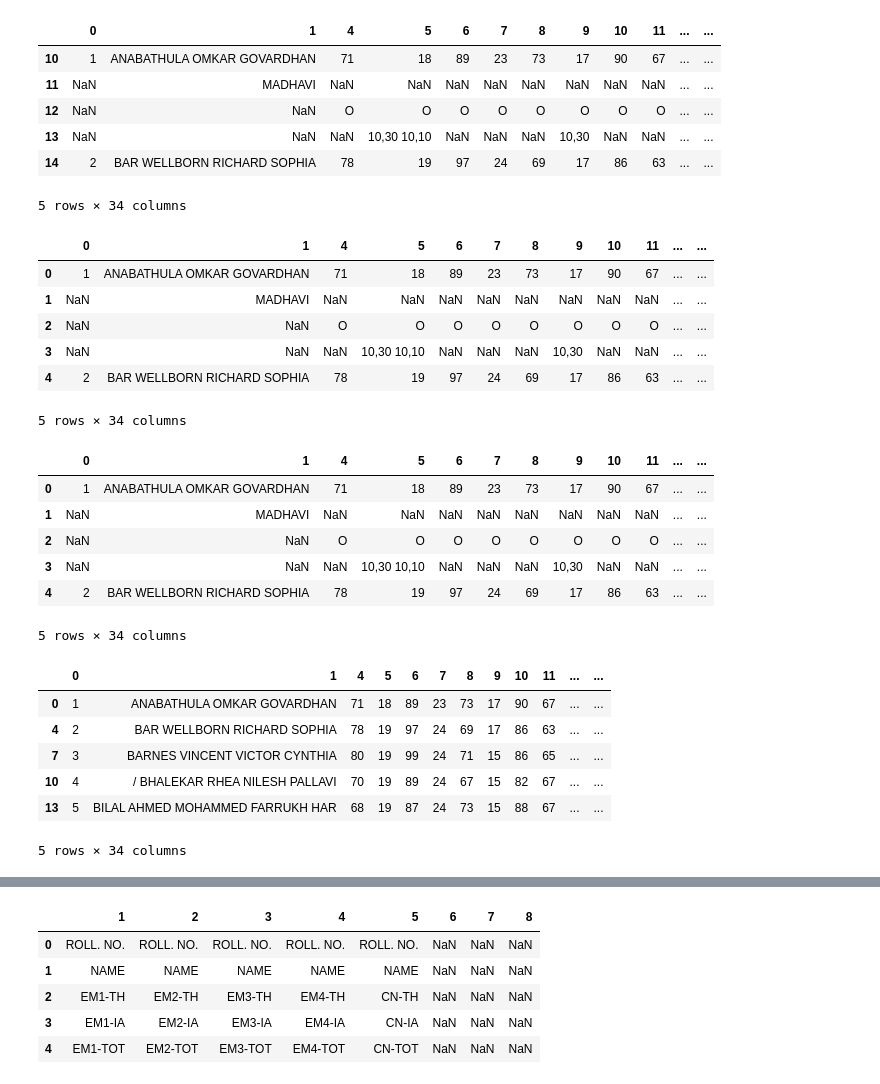
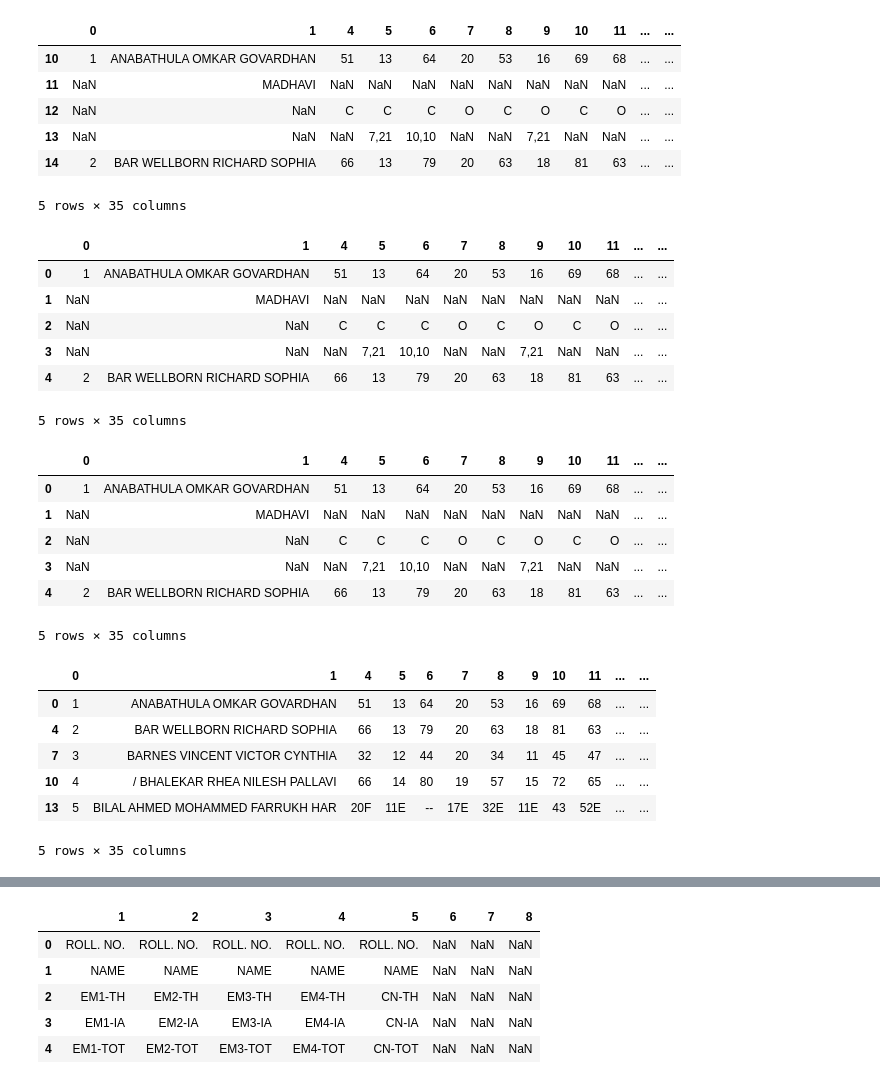
Before and after one commit to panzzzzz-er/new-result-analyzer, a Jupyter notebook: test.ipynb, the cells around one changed output, grey strips where cells are left out. Drawn from its saved outputs; the diff is of its cells as text; code cells hidden in the pictures.

```diff
--- a/test.ipynb
+++ b/test.ipynb
@@ -6,8 +6,10 @@ import pandas as pd
 import seaborn as sns
 import add_header as ah
 # %%
-result = pd.read_csv('upload/2024_sem_3.csv')
+result = pd.read_csv('upload/2024_sem_4.csv')
 display(result.head())
+branch = 'a'
+semester =  4
 # %% [output]
 |  | Unnamed: 0 | Unnamed: 1 | Unnamed: 2 | Unnamed: 3 | Unnamed: 4 | Unnamed: 5 | Unnamed: 6 | ... |
 | 0 | NaN | NaN | NaN | NaN | NaN | NaN | NaN | ... |
@@ -19,48 +21,48 @@ display(result.head())
 # %%
-result = rf.remove_rows_columns(result)
+result = rf.remove_rows_columns(result, branch, semester)
 display(result.head())
 # %% [output]
 |  | 0 | 1 | 4 | 5 | 6 | 7 | 8 | 9 | 10 | 11 | ... | ... |
-| 10 | 1 | ANABATHULA OMKAR GOVARDHAN | 71 | 18 | 89 | 23 | 73 | 17 | 90 | 67 | ... | ... |
+| 10 | 1 | ANABATHULA OMKAR GOVARDHAN | 51 | 13 | 64 | 20 | 53 | 16 | 69 | 68 | ... | ... |
 | 11 | NaN | MADHAVI | NaN | NaN | NaN | NaN | NaN | NaN | NaN | NaN | ... | ... |
-| 12 | NaN | NaN | O | O | O | O | O | O | O | O | ... | ... |
-| 13 | NaN | NaN | NaN | 10,30 10,10 | NaN | NaN | NaN | 10,30 | NaN | NaN | ... | ... |
-| 14 | 2 | BAR WELLBORN RICHARD SOPHIA | 78 | 19 | 97 | 24 | 69 | 17 | 86 | 63 | ... | ... |
+| 12 | NaN | NaN | C | C | C | O | C | O | C | O | ... | ... |
+| 13 | NaN | NaN | NaN | 7,21 | 10,10 | NaN | NaN | 7,21 | NaN | NaN | ... | ... |
+| 14 | 2 | BAR WELLBORN RICHARD SOPHIA | 66 | 13 | 79 | 20 | 63 | 18 | 81 | 63 | ... | ... |
-5 rows × 34 columns
+5 rows × 35 columns
 # %%
 result = rf.correct_rows_columns(result)
 display(result.head())
 # %% [output]
 |  | 0 | 1 | 4 | 5 | 6 | 7 | 8 | 9 | 10 | 11 | ... | ... |
-| 0 | 1 | ANABATHULA OMKAR GOVARDHAN | 71 | 18 | 89 | 23 | 73 | 17 | 90 | 67 | ... | ... |
+| 0 | 1 | ANABATHULA OMKAR GOVARDHAN | 51 | 13 | 64 | 20 | 53 | 16 | 69 | 68 | ... | ... |
 | 1 | NaN | MADHAVI | NaN | NaN | NaN | NaN | NaN | NaN | NaN | NaN | ... | ... |
-| 2 | NaN | NaN | O | O | O | O | O | O | O | O | ... | ... |
-| 3 | NaN | NaN | NaN | 10,30 10,10 | NaN | NaN | NaN | 10,30 | NaN | NaN | ... | ... |
-| 4 | 2 | BAR WELLBORN RICHARD SOPHIA | 78 | 19 | 97 | 24 | 69 | 17 | 86 | 63 | ... | ... |
+| 2 | NaN | NaN | C | C | C | O | C | O | C | O | ... | ... |
+| 3 | NaN | NaN | NaN | 7,21 | 10,10 | NaN | NaN | 7,21 | NaN | NaN | ... | ... |
+| 4 | 2 | BAR WELLBORN RICHARD SOPHIA | 66 | 13 | 79 | 20 | 63 | 18 | 81 | 63 | ... | ... |
-5 rows × 34 columns
+5 rows × 35 columns
 # %%
 result_cleared = pd.DataFrame()
 result_cleared = rf.cleared_result(result_cleared, result)
 display(result_cleared.head())
 # %% [output]
 |  | 0 | 1 | 4 | 5 | 6 | 7 | 8 | 9 | 10 | 11 | ... | ... |
-| 0 | 1 | ANABATHULA OMKAR GOVARDHAN | 71 | 18 | 89 | 23 | 73 | 17 | 90 | 67 | ... | ... |
+| 0 | 1 | ANABATHULA OMKAR GOVARDHAN | 51 | 13 | 64 | 20 | 53 | 16 | 69 | 68 | ... | ... |
 | 1 | NaN | MADHAVI | NaN | NaN | NaN | NaN | NaN | NaN | NaN | NaN | ... | ... |
-| 2 | NaN | NaN | O | O | O | O | O | O | O | O | ... | ... |
-| 3 | NaN | NaN | NaN | 10,30 10,10 | NaN | NaN | NaN | 10,30 | NaN | NaN | ... | ... |
-| 4 | 2 | BAR WELLBORN RICHARD SOPHIA | 78 | 19 | 97 | 24 | 69 | 17 | 86 | 63 | ... | ... |
+| 2 | NaN | NaN | C | C | C | O | C | O | C | O | ... | ... |
+| 3 | NaN | NaN | NaN | 7,21 | 10,10 | NaN | NaN | 7,21 | NaN | NaN | ... | ... |
+| 4 | 2 | BAR WELLBORN RICHARD SOPHIA | 66 | 13 | 79 | 20 | 63 | 18 | 81 | 63 | ... | ... |
-5 rows × 34 columns
+5 rows × 35 columns
 # %%
 rf.remove_empty_rows(result_cleared)
 display(result_cleared.head())
 # %% [output]
 |  | 0 | 1 | 4 | 5 | 6 | 7 | 8 | 9 | 10 | 11 | ... | ... |
-| 0 | 1 | ANABATHULA OMKAR GOVARDHAN | 71 | 18 | 89 | 23 | 73 | 17 | 90 | 67 | ... | ... |
-| 4 | 2 | BAR WELLBORN RICHARD SOPHIA | 78 | 19 | 97 | 24 | 69 | 17 | 86 | 63 | ... | ... |
-| 7 | 3 | BARNES VINCENT VICTOR CYNTHIA | 80 | 19 | 99 | 24 | 71 | 15 | 86 | 65 | ... | ... |
-| 10 | 4 | / BHALEKAR RHEA NILESH PALLAVI | 70 | 19 | 89 | 24 | 67 | 15 | 82 | 67 | ... | ... |
-| 13 | 5 | BILAL AHMED MOHAMMED FARRUKH HAR | 68 | 19 | 87 | 24 | 73 | 15 | 88 | 67 | ... | ... |
+| 0 | 1 | ANABATHULA OMKAR GOVARDHAN | 51 | 13 | 64 | 20 | 53 | 16 | 69 | 68 | ... | ... |
+| 4 | 2 | BAR WELLBORN RICHARD SOPHIA | 66 | 13 | 79 | 20 | 63 | 18 | 81 | 63 | ... | ... |
+| 7 | 3 | BARNES VINCENT VICTOR CYNTHIA | 32 | 12 | 44 | 20 | 34 | 11 | 45 | 47 | ... | ... |
+| 10 | 4 | / BHALEKAR RHEA NILESH PALLAVI | 66 | 14 | 80 | 19 | 57 | 15 | 72 | 65 | ... | ... |
+| 13 | 5 | BILAL AHMED MOHAMMED FARRUKH HAR | 20F | 11E | -- | 17E | 32E | 11E | 43 | 52E | ... | ... |
-5 rows × 34 columns
+5 rows × 35 columns
 # %%
 roll_numbers = rf.extract_rollnumbers(result)
 rf.reassign_rollnos(roll_numbers, result_cleared)
```
Also changed, not shown: parts of 11 cells of this notebook, 1 other file.
